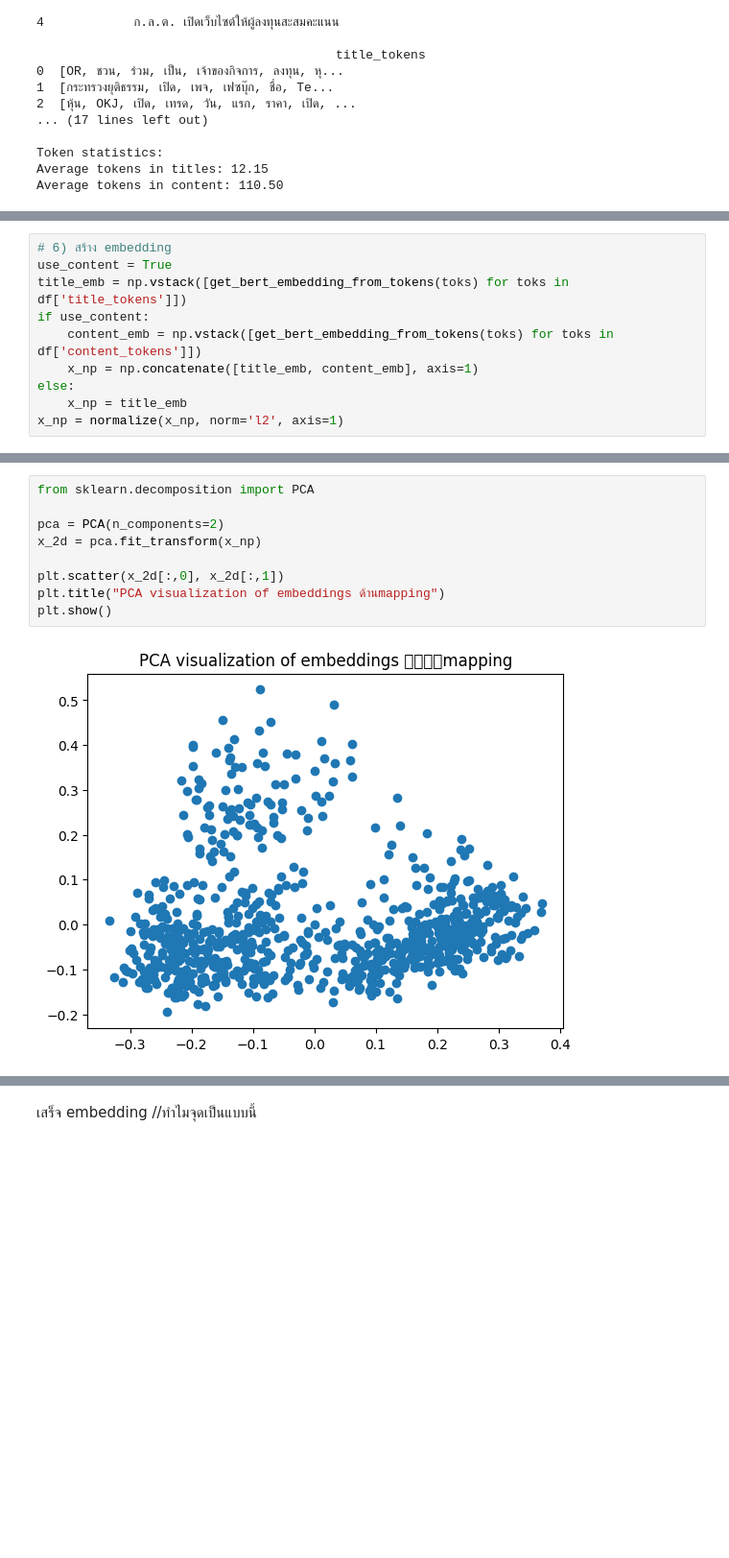
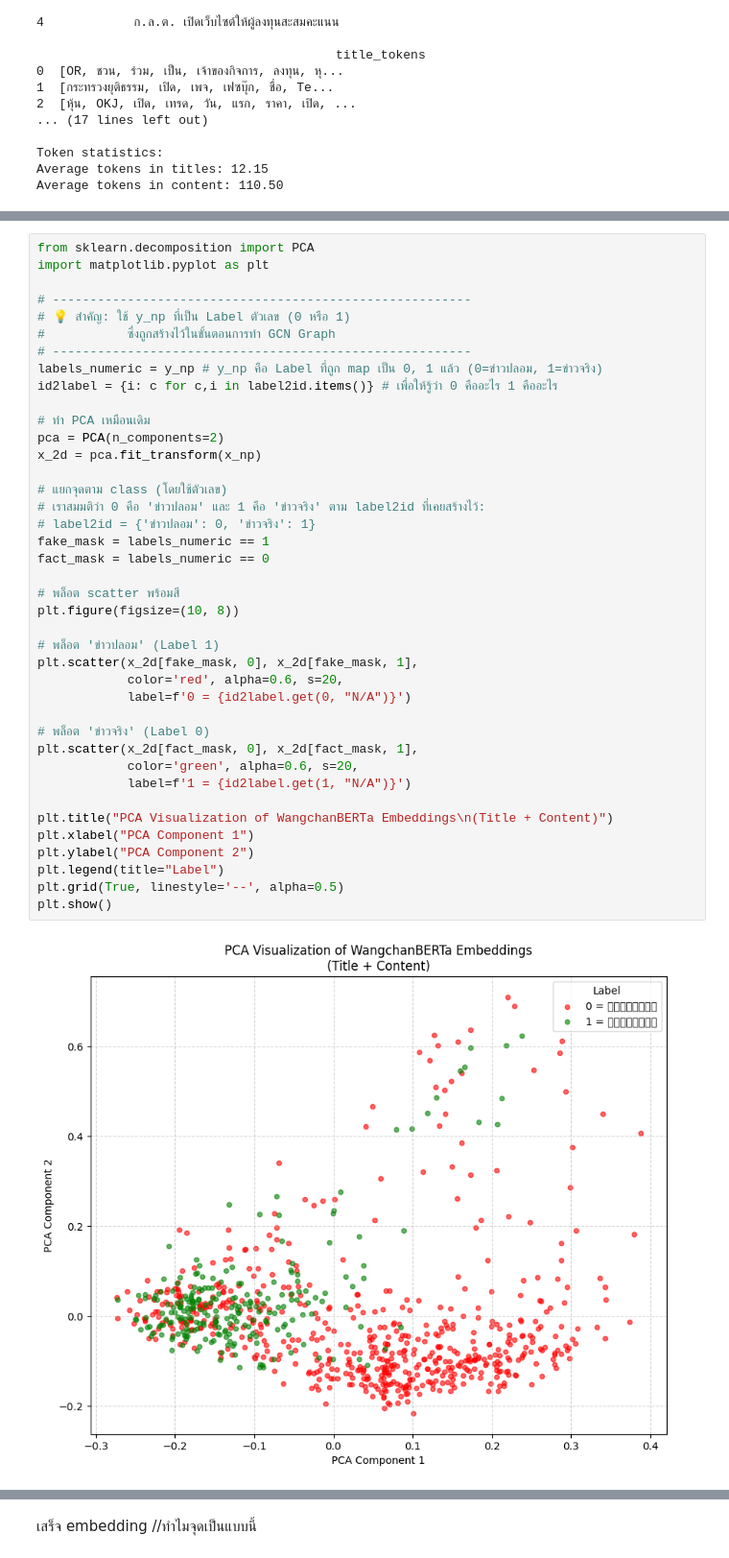
Before and after one commit to TtPeeraphat/Project_Thaifakenews, a Jupyter notebook: main.ipynb, the cells around one changed output, grey strips where cells are left out. Shown at 96% size. Drawn from its saved outputs; the diff is of its cells as text; blank space fills up the shorter version.

Commit message:
add bert
add for compare

```diff
--- a/main.ipynb
+++ b/main.ipynb
@@ -190,13 +221,3 @@ def get_bert_embedding_from_tokens(tokens, max_length=128, use_mean_pool=False):
-# %%
-# 6) สร้าง embedding
-use_content = True
-title_emb = np.vstack([get_bert_embedding_from_tokens(toks) for toks in df['title_tokens']])
-if use_content:
-    content_emb = np.vstack([get_bert_embedding_from_tokens(toks) for toks in df['content_tokens']])
-    x_np = np.concatenate([title_emb, content_emb], axis=1)
-else:
-    x_np = title_emb
-x_np = normalize(x_np, norm='l2', axis=1)
 # %%
 import pandas as pd
 pd.DataFrame(x_np).head()
@@ -210,14 +231,45 @@ print(x_np[0])      # ดู embedding ของตัวอย่างแร
 # %%
 from sklearn.decomposition import PCA
+import matplotlib.pyplot as plt
 
+# --------------------------------------------------------
+# 💡 สำคัญ: ใช้ y_np ที่เป็น Label ตัวเลข (0 หรือ 1)
+#           ซึ่งถูกสร้างไว้ในขั้นตอนการทำ GCN Graph
+# --------------------------------------------------------
+labels_numeric = y_np # y_np คือ Label ที่ถูก map เป็น 0, 1 แล้ว (0=ข่าวปลอม, 1=ข่าวจริง)
+id2label = {i: c for c,i in label2id.items()} # เพื่อให้รู้ว่า 0 คืออะไร 1 คืออะไร
+
+# ทำ PCA เหมือนเดิม
 pca = PCA(n_components=2)
 x_2d = pca.fit_transform(x_np)
 
-plt.scatter(x_2d[:,0], x_2d[:,1])
-plt.title("PCA visualization of embeddings ด้านmapping")
+# แยกจุดตาม class (โดยใช้ตัวเลข)
+# เราสมมติว่า 0 คือ 'ข่าวปลอม' และ 1 คือ 'ข่าวจริง' ตาม label2id ที่เคยสร้างไว้:
+# label2id = {'ข่าวปลอม': 0, 'ข่าวจริง': 1}
+fake_mask = labels_numeric == 1
+fact_mask = labels_numeric == 0
+
+# พล็อต scatter พร้อมสี
+plt.figure(figsize=(10, 8))
+
+# พล็อต 'ข่าวปลอม' (Label 1)
+plt.scatter(x_2d[fake_mask, 0], x_2d[fake_mask, 1],
+            color='red', alpha=0.6, s=20,
+            label=f'0 = {id2label.get(0, "N/A")}')
+
+# พล็อต 'ข่าวจริง' (Label 0)
+plt.scatter(x_2d[fact_mask, 0], x_2d[fact_mask, 1],
+            color='green', alpha=0.6, s=20,
+            label=f'1 = {id2label.get(1, "N/A")}')
+
+plt.title("PCA Visualization of WangchanBERTa Embeddings\n(Title + Content)")
+plt.xlabel("PCA Component 1")
+plt.ylabel("PCA Component 2")
+plt.legend(title="Label")
+plt.grid(True, linestyle='--', alpha=0.5)
 plt.show()
 # %% [output]
-[figure, old version]
+[figure, new version]
 # %%
 from sklearn.manifold import TSNE
 import matplotlib.pyplot as plt
```
Also changed, not shown: parts of 29 cells of this notebook.
